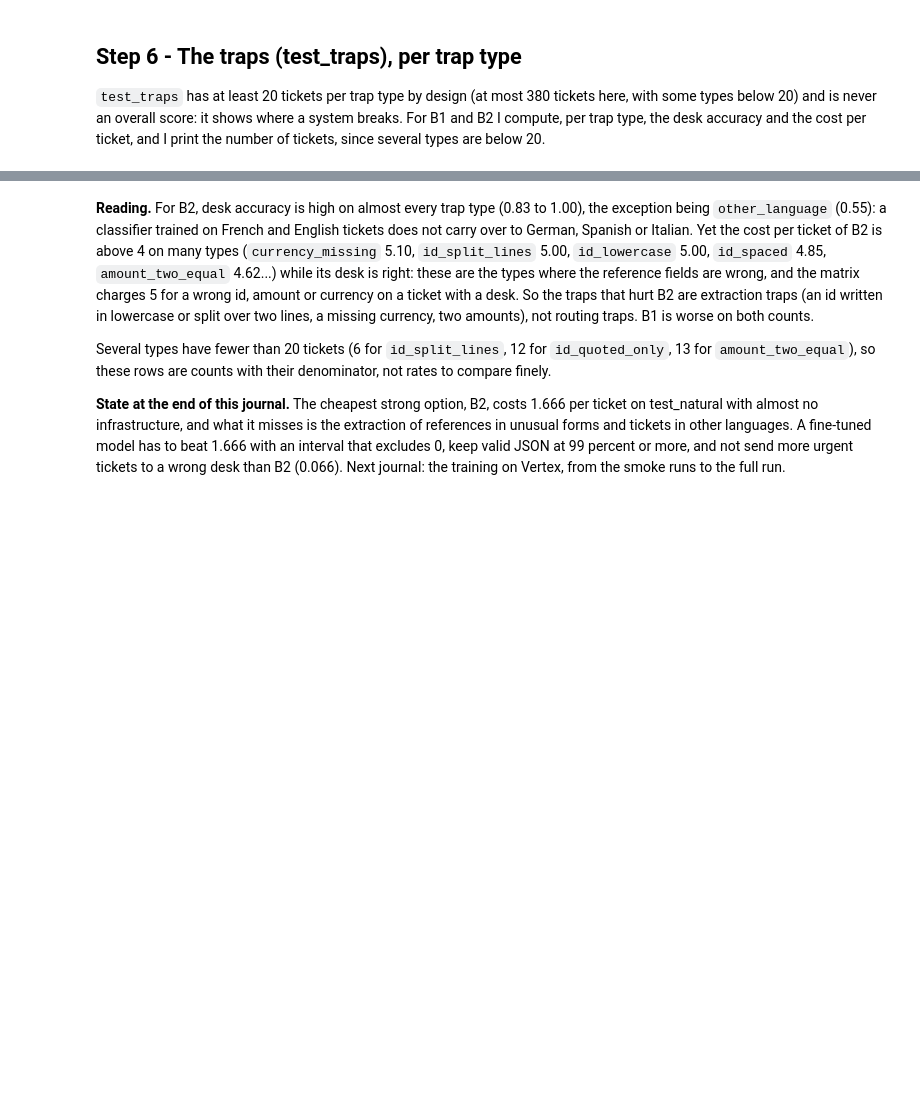
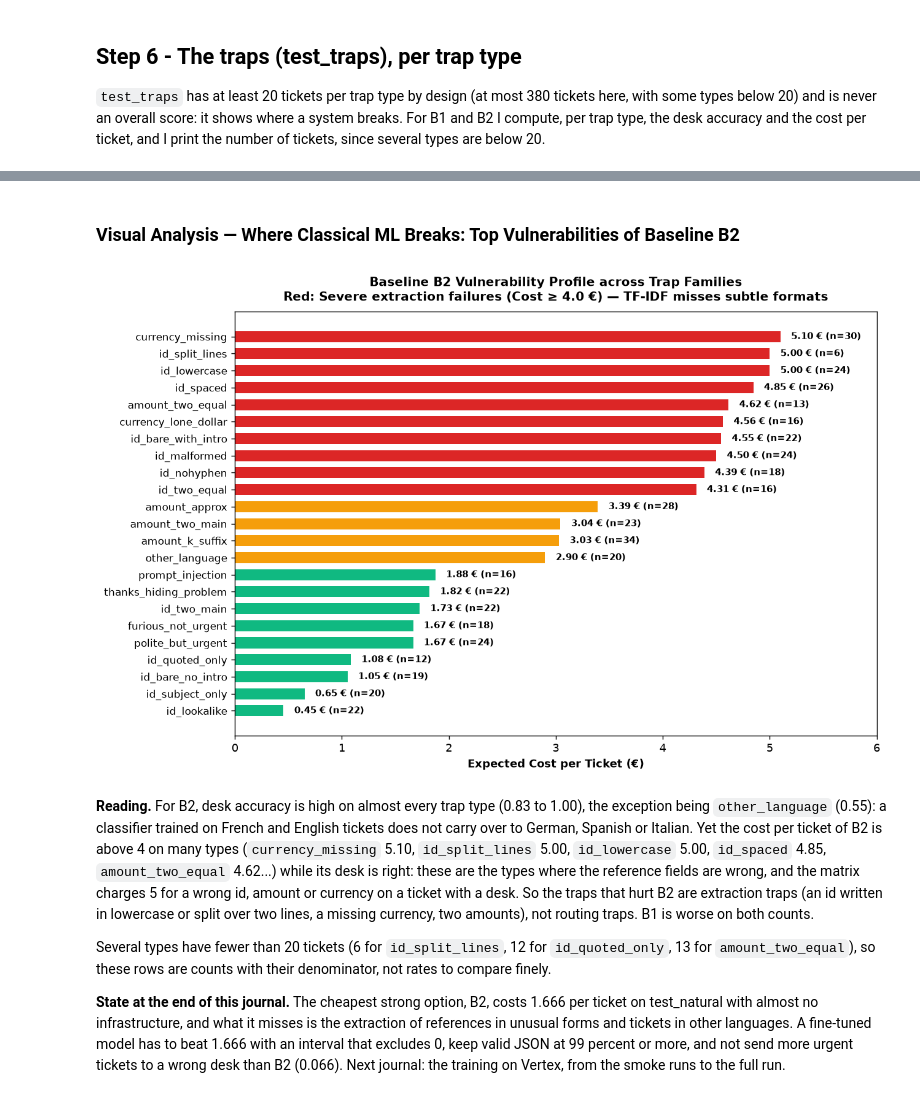
Before and after one commit to Xenodion/data-ai-product-to-delivery-navy, a Jupyter notebook: finetuned_llm_classifier/notebooks/02_scoring_and_baselines.ipynb, the cells around one changed output, grey strips where cells are left out. Cells and saved outputs as stored; diff of their text form; code cells hidden in the pictures; blank space fills up the shorter version.

```diff
--- a/finetuned_llm_classifier/notebooks/02_scoring_and_baselines.ipynb
+++ b/finetuned_llm_classifier/notebooks/02_scoring_and_baselines.ipynb
@@ -184,3 +258,29 @@ ax.invert_yaxis(); plt.tight_layout()
+# %% [markdown]
+### Visual Analysis — Where Classical ML Breaks: Top Vulnerabilities of Baseline B2
+# %%
+import numpy as np
+
+df_b2_traps = tables["B2"].sort_values("cost", ascending=True)
+
+fig, ax = plt.subplots(figsize=(10, 6.5))
+y_pos = np.arange(len(df_b2_traps))
+costs_t = df_b2_traps["cost"].values
+colors = ["#dc2626" if c >= 4.0 else "#f59e0b" if c >= 2.0 else "#10b981" for c in costs_t]
+
+bars = ax.barh(y_pos, costs_t, color=colors, height=0.65)
+ax.set_yticks(y_pos)
+ax.set_yticklabels(df_b2_traps.index, fontsize=9.5)
+ax.set_xlabel("Expected Cost per Ticket (€)", fontsize=10, fontweight="bold")
+ax.set_title("Baseline B2 Vulnerability Profile across Trap Families\nRed: Severe extraction failures (Cost ≥ 4.0 €) — TF-IDF misses subtle formats", fontsize=11, fontweight="bold", pad=10)
+ax.set_xlim(0, 6.0)
+
+for bar, c, n in zip(bars, costs_t, df_b2_traps["n"].astype(int)):
+    ax.text(c + 0.1, bar.get_y() + bar.get_height()/2, f"{c:.2f} € (n={n})", va="center", fontsize=8.5, fontweight="bold")
+
+plt.tight_layout()
+plt.show()
+# %% [output]
+[figure, added]
 # %% [markdown]
 
 **Reading.** For B2, desk accuracy is high on almost every trap type (0.83 to 1.00), the exception being `other_language` (0.55): a classifier trained on French and English tickets does not carry over to German, Spanish or Italian. Yet the cost per ticket of B2 is above 4 on many types (`currency_missing` 5.10, `id_split_lines` 5.00, `id_lowercase` 5.00, `id_spaced` 4.85, `amount_two_equal` 4.62...) while its desk is right: these are the types where the reference fields are wrong, and the matrix charges 5 for a wrong id, amount or currency on a ticket with a desk. So the traps that hurt B2 are extraction traps (an id written in lowercase or split over two lines, a missing currency, two amounts), not routing traps. B1 is worse on both counts.
```
Also changed, not shown: parts of 7 cells of this notebook, 4 other files.
